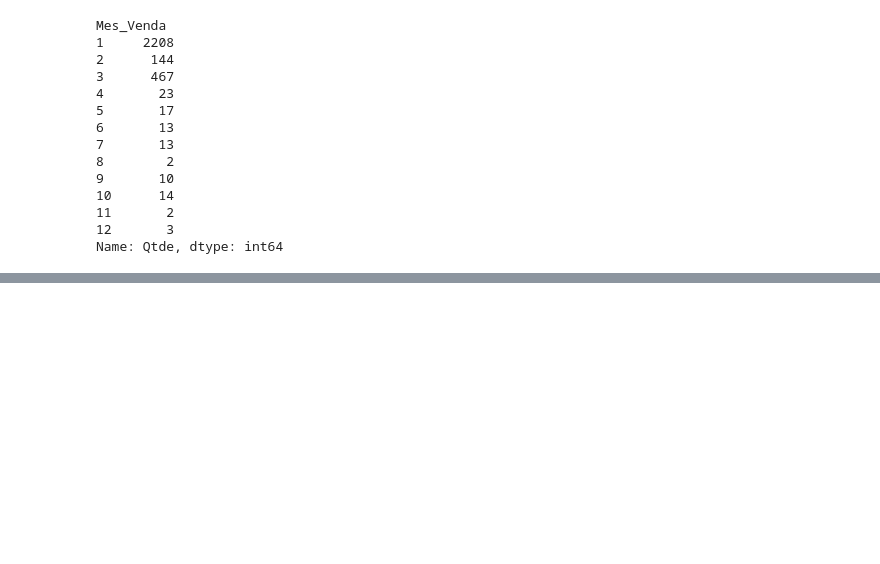
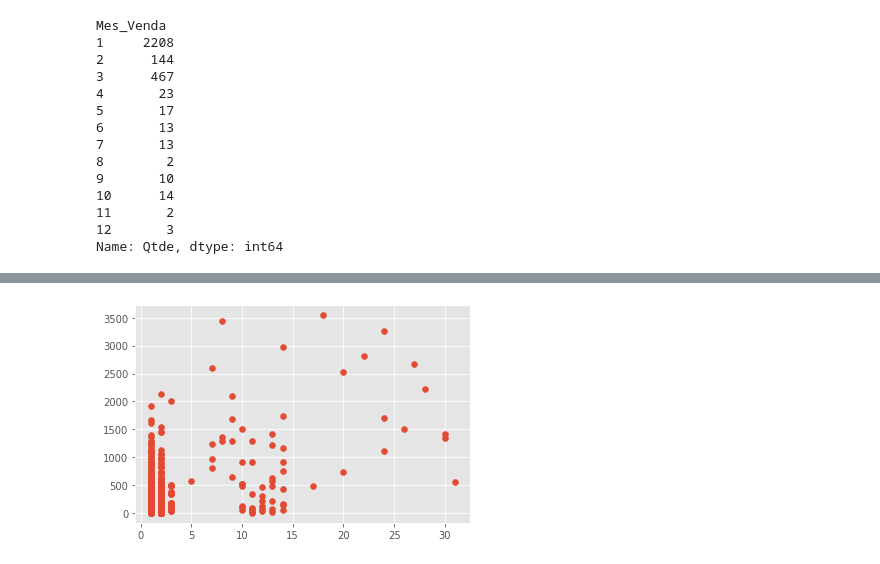
Before and after one commit to ViFLara/Statistics-and-Machine-Learning, a Jupyter notebook: Aula2_pandas.ipynb, the cells around one changed output, grey strips where cells are left out. Saved outputs shown, nothing was run; the diff lists cells and outputs as text; code cells hidden in the pictures; blank space fills up the shorter version.

```diff
--- a/Aula2_pandas.ipynb
+++ b/Aula2_pandas.ipynb
@@ -371,0 +398,4 @@ KeyError: ignored
+# %%
+plt.scatter(x=df_2019['Dia_Venda'], y = df_2019['Receita']);
+# %% [output]
+[figure, added]
```
Also changed, not shown: parts of 14 cells of this notebook.
